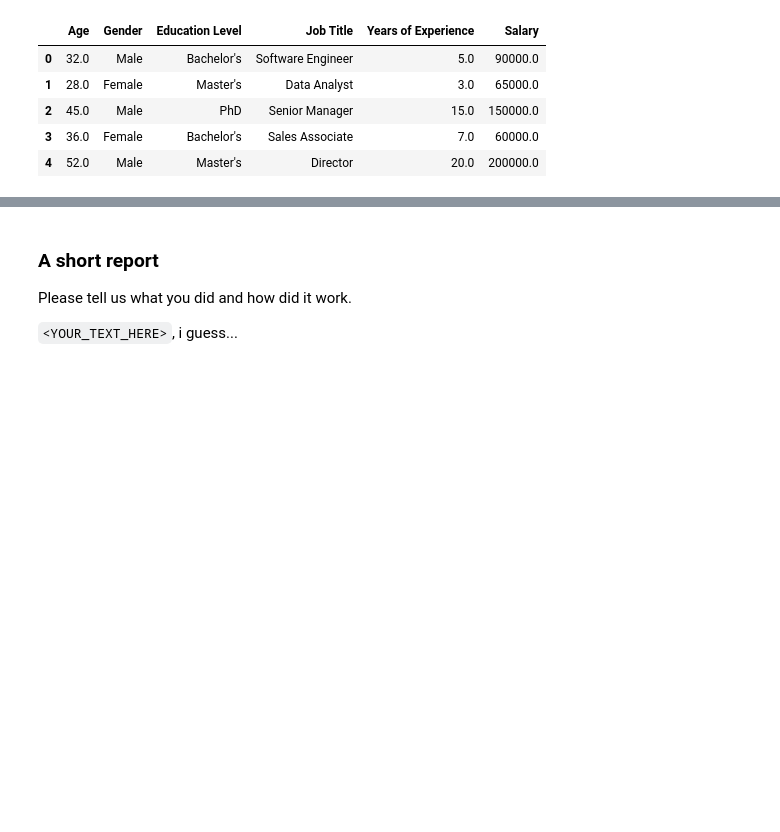
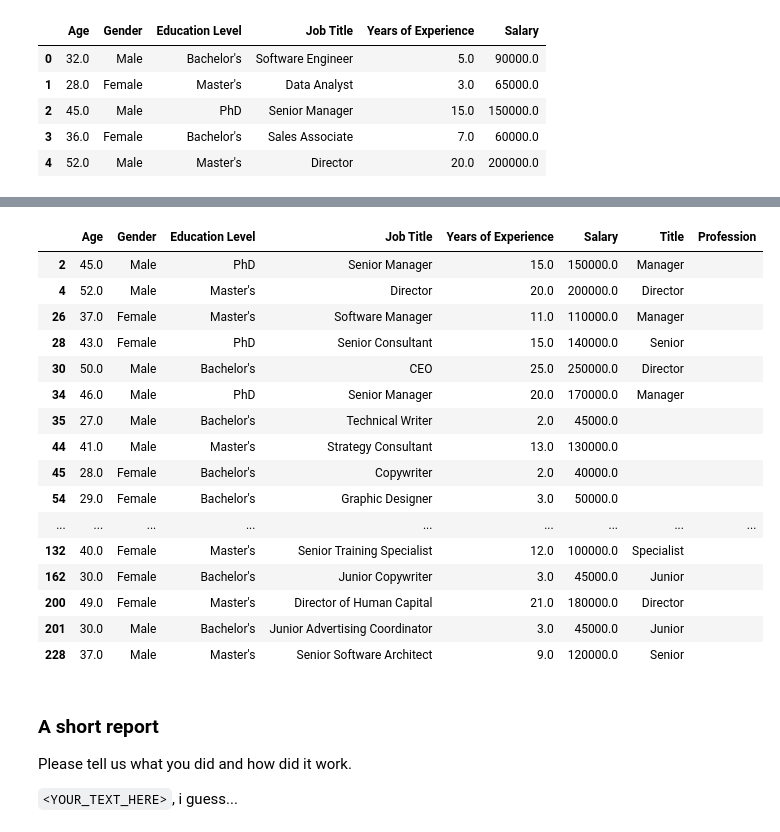
Before and after one commit to pgianinh50364/nlp_course, a Jupyter notebook: week02_classification/homework_part2.ipynb, the cells around one changed output, grey strips where cells are left out. Saved outputs shown, nothing was run; the diff lists cells and outputs as text; code cells hidden in the pictures; blank space fills up the shorter version.

```diff
--- a/week02_classification/homework_part2.ipynb
+++ b/week02_classification/homework_part2.ipynb
@@ -52,0 +172,22 @@ data.head()
+# %%
+add_null = add[add['Profession'] == '']
+# %%
+add_null
+# %% [output]
+|  | Age | Gender | Education Level | Job Title | Years of Experience | Salary | Title | Profession |
+| 2 | 45.0 | Male | PhD | Senior Manager | 15.0 | 150000.0 | Manager |  |
+| 4 | 52.0 | Male | Master's | Director | 20.0 | 200000.0 | Director |  |
+| 26 | 37.0 | Female | Master's | Software Manager | 11.0 | 110000.0 | Manager |  |
+| 28 | 43.0 | Female | PhD | Senior Consultant | 15.0 | 140000.0 | Senior |  |
+| 30 | 50.0 | Male | Bachelor's | CEO | 25.0 | 250000.0 | Director |  |
+| 34 | 46.0 | Male | PhD | Senior Manager | 20.0 | 170000.0 | Manager |  |
+| 35 | 27.0 | Male | Bachelor's | Technical Writer | 2.0 | 45000.0 |  |  |
+| 44 | 41.0 | Male | Master's | Strategy Consultant | 13.0 | 130000.0 |  |  |
+| 45 | 28.0 | Female | Bachelor's | Copywriter | 2.0 | 40000.0 |  |  |
+| 54 | 29.0 | Female | Bachelor's | Graphic Designer | 3.0 | 50000.0 |  |  |
+| ... | ... | ... | ... | ... | ... | ... | ... | ... |
+| 132 | 40.0 | Female | Master's | Senior Training Specialist | 12.0 | 100000.0 | Specialist |  |
+| 162 | 30.0 | Female | Bachelor's | Junior Copywriter | 3.0 | 45000.0 | Junior |  |
+| 200 | 49.0 | Female | Master's | Director of Human Capital | 21.0 | 180000.0 | Director |  |
+| 201 | 30.0 | Male | Bachelor's | Junior Advertising Coordinator | 3.0 | 45000.0 | Junior |  |
+| 228 | 37.0 | Male | Master's | Senior Software Architect | 9.0 | 120000.0 | Senior |  |
```
Also changed, not shown: parts of 14 cells of this notebook.
